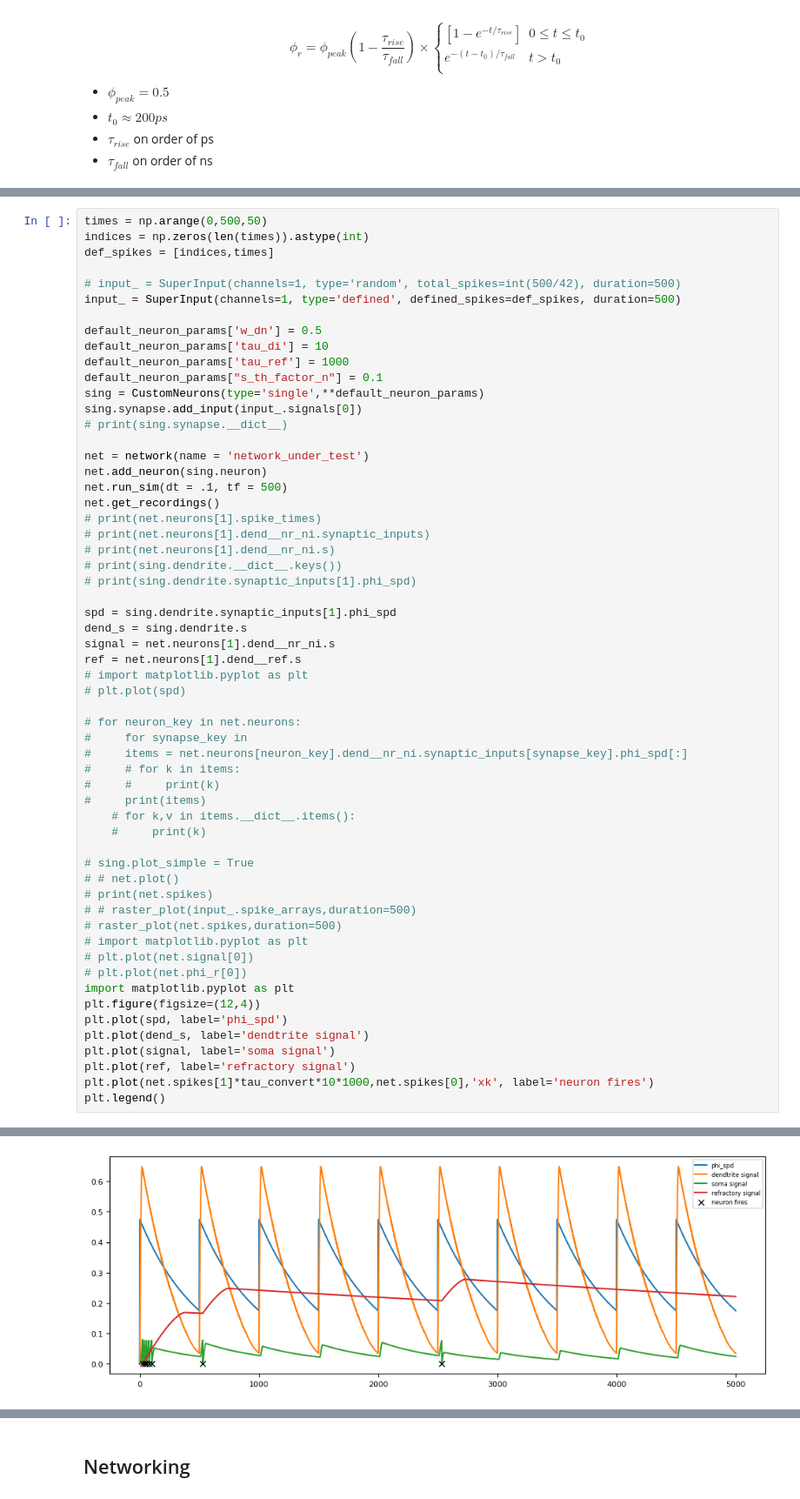
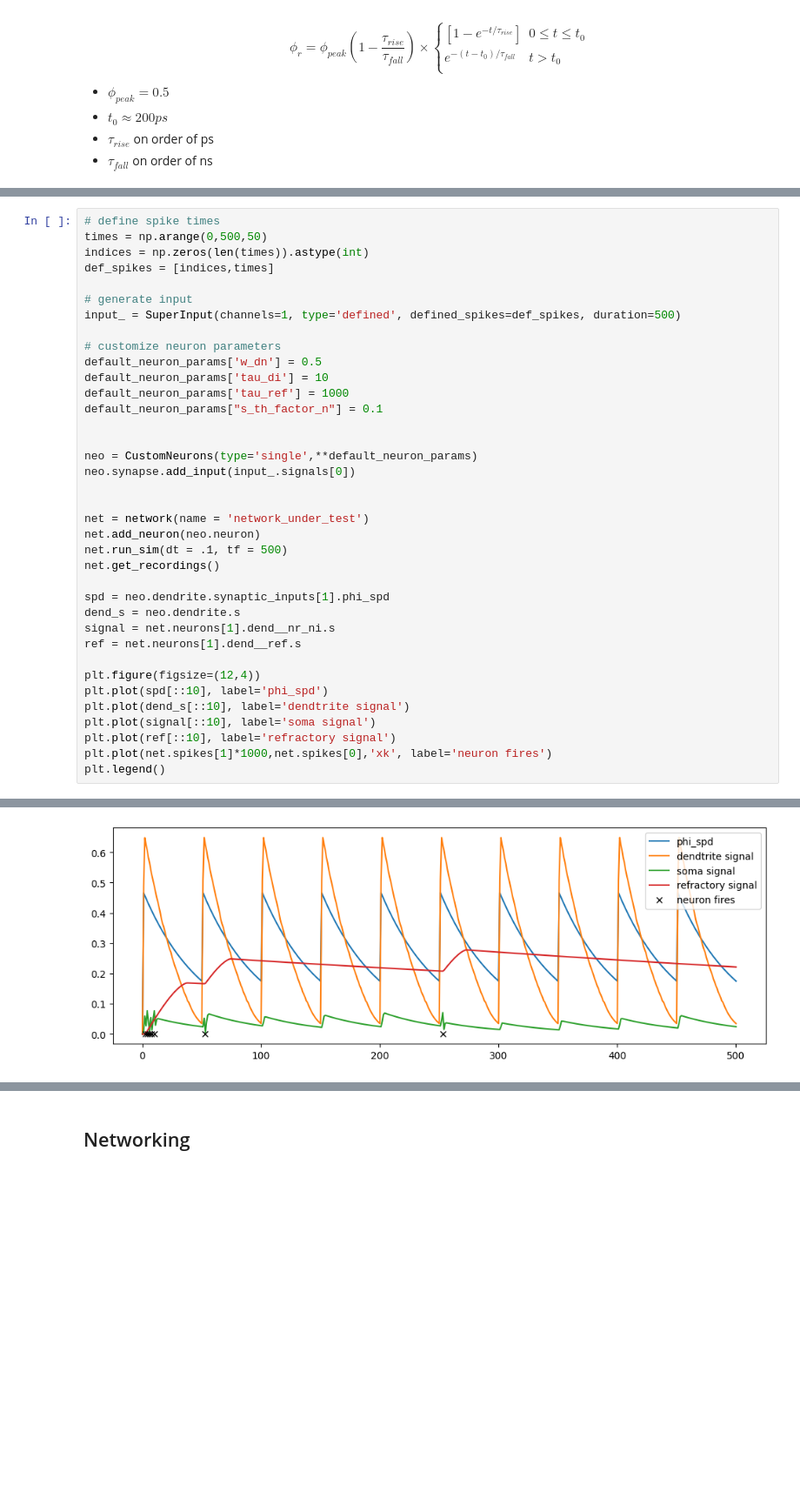
Before and after one commit to ryangitsit/sim_soens, a Jupyter notebook: soen_tutorial.ipynb, the cells around one changed output, grey strips where cells are left out. Shown at 87% size. Drawn from its saved outputs; the diff is of its cells as text; blank space fills up the shorter version.

```diff
--- a/soen_tutorial.ipynb
+++ b/soen_tutorial.ipynb
@@ -137,60 +252,39 @@ dict_keys(['uid', 'unique_label', 'name', 'loops_present', 'circuit_betas', 'jun
 # %%
+# define spike times
 times = np.arange(0,500,50)
 indices = np.zeros(len(times)).astype(int)
 def_spikes = [indices,times]
 
-# input_ = SuperInput(channels=1, type='random', total_spikes=int(500/42), duration=500)
+# generate input
 input_ = SuperInput(channels=1, type='defined', defined_spikes=def_spikes, duration=500)
 
+# customize neuron parameters
 default_neuron_params['w_dn'] = 0.5
 default_neuron_params['tau_di'] = 10
 default_neuron_params['tau_ref'] = 1000
 default_neuron_params["s_th_factor_n"] = 0.1
-sing = CustomNeurons(type='single',**default_neuron_params)
-sing.synapse.add_input(input_.signals[0])
-# print(sing.synapse.__dict__)
+
+
+neo = CustomNeurons(type='single',**default_neuron_params)
+neo.synapse.add_input(input_.signals[0])
+
 
 net = network(name = 'network_under_test')
-net.add_neuron(sing.neuron)
+net.add_neuron(neo.neuron)
 net.run_sim(dt = .1, tf = 500)
 net.get_recordings()
-# print(net.neurons[1].spike_times)
-# print(net.neurons[1].dend__nr_ni.synaptic_inputs)
-# print(net.neurons[1].dend__nr_ni.s)
-# print(sing.dendrite.__dict__.keys())
-# print(sing.dendrite.synaptic_inputs[1].phi_spd)
 
-spd = sing.dendrite.synaptic_inputs[1].phi_spd
-dend_s = sing.dendrite.s
+spd = neo.dendrite.synaptic_inputs[1].phi_spd
+dend_s = neo.dendrite.s
 signal = net.neurons[1].dend__nr_ni.s
 ref = net.neurons[1].dend__ref.s
-# import matplotlib.pyplot as plt
-# plt.plot(spd)
 
-# for neuron_key in net.neurons:
-#     for synapse_key in
-#     items = net.neurons[neuron_key].dend__nr_ni.synaptic_inputs[synapse_key].phi_spd[:]
-#     # for k in items:
-#     #     print(k)
-#     print(items)
-    # for k,v in items.__dict__.items():
-    #     print(k)
-
-# sing.plot_simple = True
-# # net.plot()
-# print(net.spikes)
-# # raster_plot(input_.spike_arrays,duration=500)
-# raster_plot(net.spikes,duration=500)
-# import matplotlib.pyplot as plt
-# plt.plot(net.signal[0])
-# plt.plot(net.phi_r[0])
-import matplotlib.pyplot as plt
 plt.figure(figsize=(12,4))
-plt.plot(spd, label='phi_spd')
-plt.plot(dend_s, label='dendtrite signal')
-plt.plot(signal, label='soma signal')
-plt.plot(ref, label='refractory signal')
-plt.plot(net.spikes[1]*tau_convert*10*1000,net.spikes[0],'xk', label='neuron fires')
+plt.plot(spd[::10], label='phi_spd')
+plt.plot(dend_s[::10], label='dendtrite signal')
+plt.plot(signal[::10], label='soma signal')
+plt.plot(ref[::10], label='refractory signal')
+plt.plot(net.spikes[1]*1000,net.spikes[0],'xk', label='neuron fires')
 plt.legend()
 # %% [output]
 Generating pre-defined input...
@@ -200,4 +294,4 @@ done running network time stepper. t_sim = 1.84264e-01s
 <matplotlib.legend.Legend at 0x...>
-[figure, old version]
+[figure, new version]
 # %% [markdown]
 ## Dendritic Arbor
```
Also changed, not shown: parts of 20 cells of this notebook, 4 other files.
